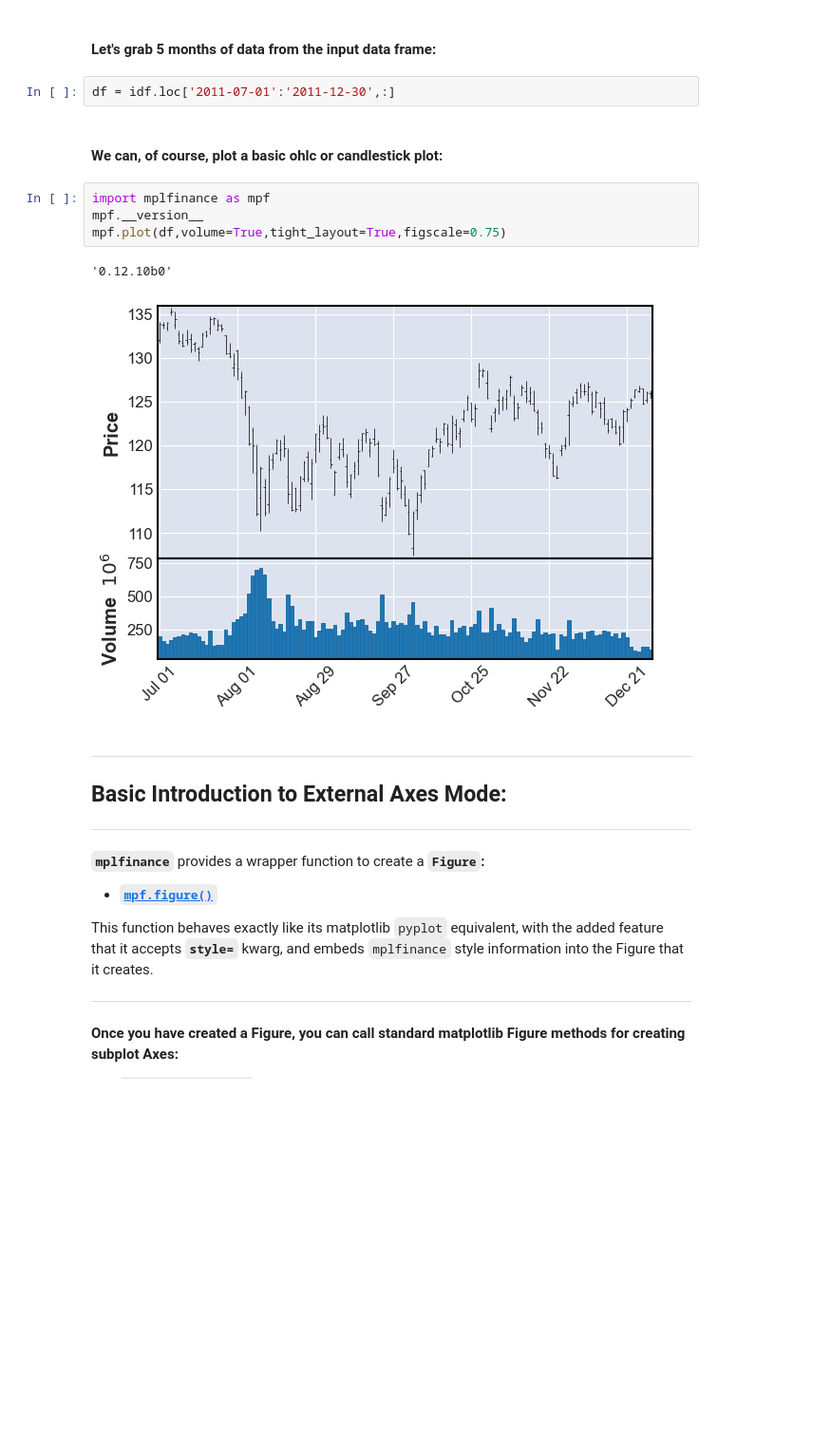
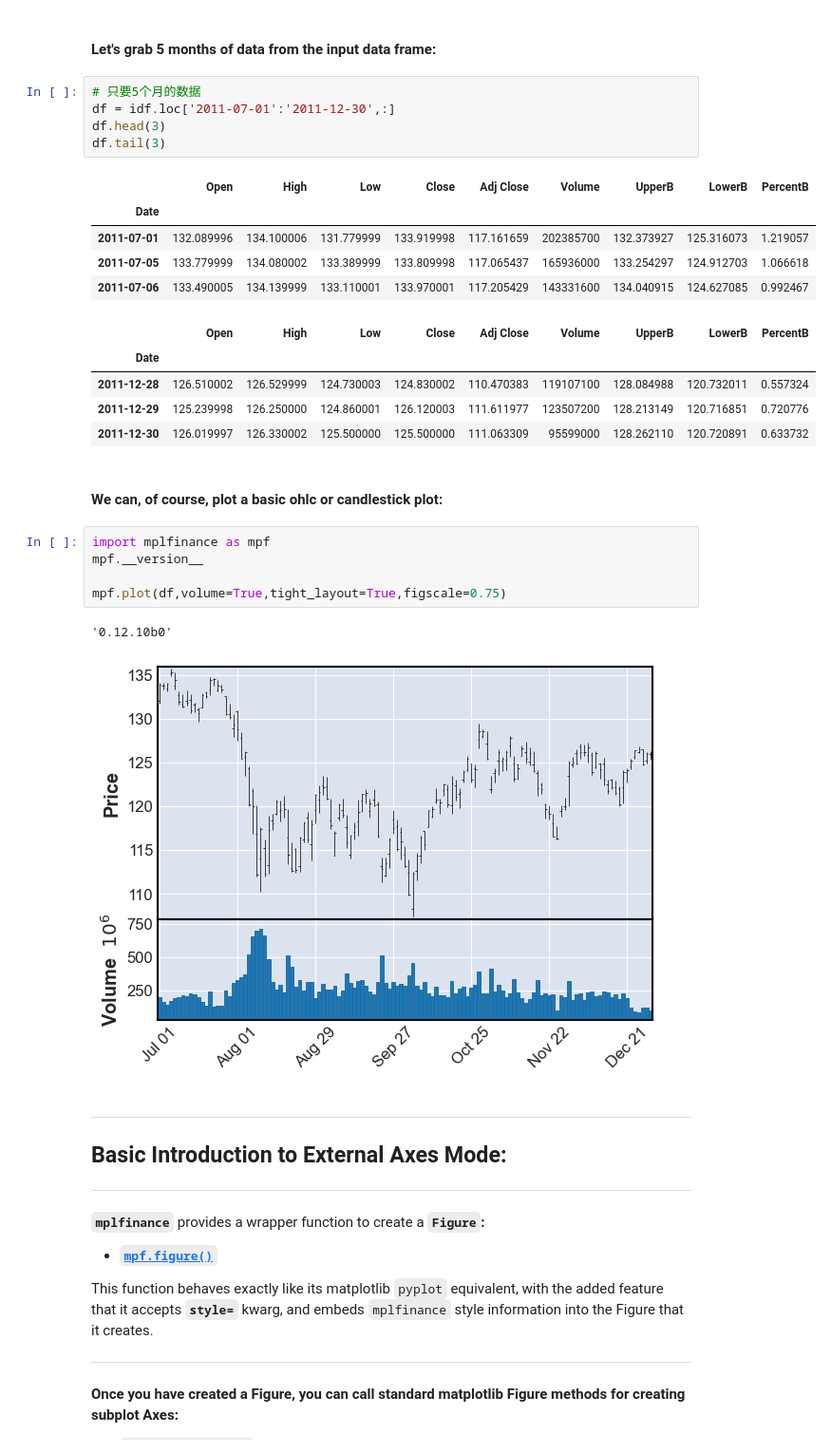
Before and after one commit to Ted88368/quant_in_action, a Jupyter notebook: mplfinance/external_axes.ipynb, the cells around one changed output. Shown at 95% size. Drawn from its saved outputs; the diff is of its cells as text; blank space fills up the shorter version.

```diff
--- a/mplfinance/external_axes.ipynb
+++ b/mplfinance/external_axes.ipynb
@@ -37,12 +37,27 @@ idf.tail(3)
 # %% [markdown]
 #### Let's grab 5 months of data from the input data frame:
 # %%
+# 只要5个月的数据
 df = idf.loc['2011-07-01':'2011-12-30',:]
+df.head(3)
+df.tail(3)
+# %% [output]
+|  | Open | High | Low | Close | Adj Close | Volume | UpperB | LowerB | PercentB |
+| Date |  |  |  |  |  |  |  |  |  |
+| 2011-07-01 | 132.089996 | 134.100006 | 131.779999 | 133.919998 | 117.161659 | 202385700 | 132.373927 | 125.316073 | 1.219057 |
+| 2011-07-05 | 133.779999 | 134.080002 | 133.389999 | 133.809998 | 117.065437 | 165936000 | 133.254297 | 124.912703 | 1.066618 |
+| 2011-07-06 | 133.490005 | 134.139999 | 133.110001 | 133.970001 | 117.205429 | 143331600 | 134.040915 | 124.627085 | 0.992467 |
+|  | Open | High | Low | Close | Adj Close | Volume | UpperB | LowerB | PercentB |
+| Date |  |  |  |  |  |  |  |  |  |
+| 2011-12-28 | 126.510002 | 126.529999 | 124.730003 | 124.830002 | 110.470383 | 119107100 | 128.084988 | 120.732011 | 0.557324 |
+| 2011-12-29 | 125.239998 | 126.250000 | 124.860001 | 126.120003 | 111.611977 | 123507200 | 128.213149 | 120.716851 | 0.720776 |
+| 2011-12-30 | 126.019997 | 126.330002 | 125.500000 | 125.500000 | 111.063309 | 95599000 | 128.262110 | 120.720891 | 0.633732 |
 # %% [markdown]
 #### We can, of course, plot a basic ohlc or candlestick plot:
 # %%
 import mplfinance as mpf
 mpf.__version__
+
 mpf.plot(df,volume=True,tight_layout=True,figscale=0.75)
 # %% [output]
 '0.12.10b0'
```
Also changed, not shown: parts of 6 cells of this notebook, 1 other file.
